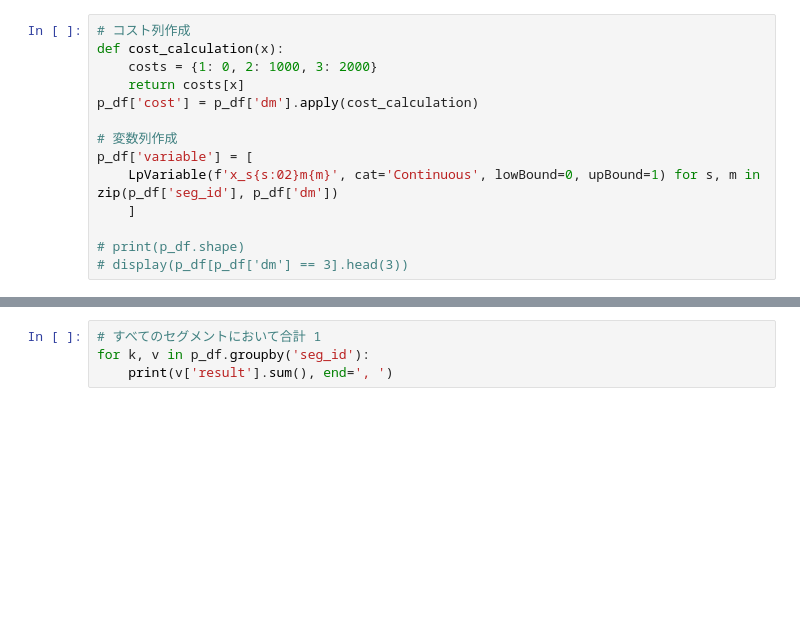
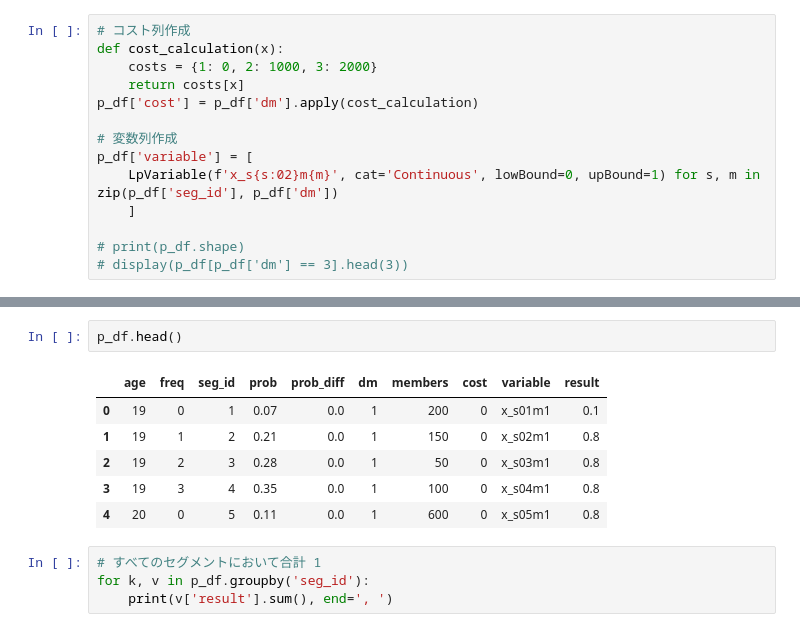
Before and after one commit to akmiccom/python_optimize, a Jupyter notebook: notebooks/chapter_04_pandas_ver_02.ipynb, the cells around one changed output, grey strips where cells are left out. Saved outputs shown, nothing was run; the diff lists cells and outputs as text; blank space fills up the shorter version.

```diff
--- a/notebooks/chapter_04_pandas_ver_02.ipynb
+++ b/notebooks/chapter_04_pandas_ver_02.ipynb
@@ -96,3 +124,12 @@ Time : 0.109 (sec)
+# %%
+p_df.head()
+# %% [output]
+|  | age | freq | seg_id | prob | prob_diff | dm | members | cost | variable | result |
+| 0 | 19 | 0 | 1 | 0.07 | 0.0 | 1 | 200 | 0 | x_s01m1 | 0.1 |
+| 1 | 19 | 1 | 2 | 0.21 | 0.0 | 1 | 150 | 0 | x_s02m1 | 0.8 |
+| 2 | 19 | 2 | 3 | 0.28 | 0.0 | 1 | 50 | 0 | x_s03m1 | 0.8 |
+| 3 | 19 | 3 | 4 | 0.35 | 0.0 | 1 | 100 | 0 | x_s04m1 | 0.8 |
+| 4 | 20 | 0 | 5 | 0.11 | 0.0 | 1 | 600 | 0 | x_s05m1 | 0.8 |
 # %%
 # すべてのセグメントにおいて合計 1
 for k, v in p_df.groupby('seg_id'):
```
Also changed, not shown: parts of 3 cells of this notebook, 1 other file.
